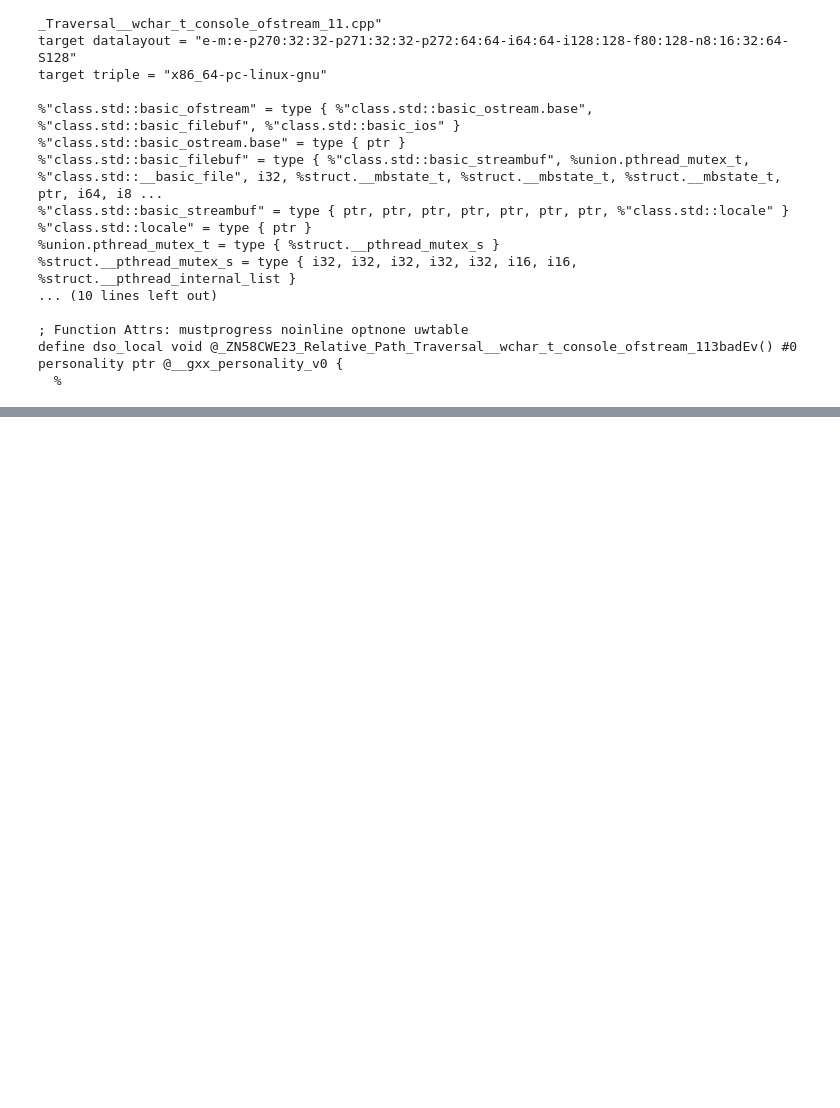
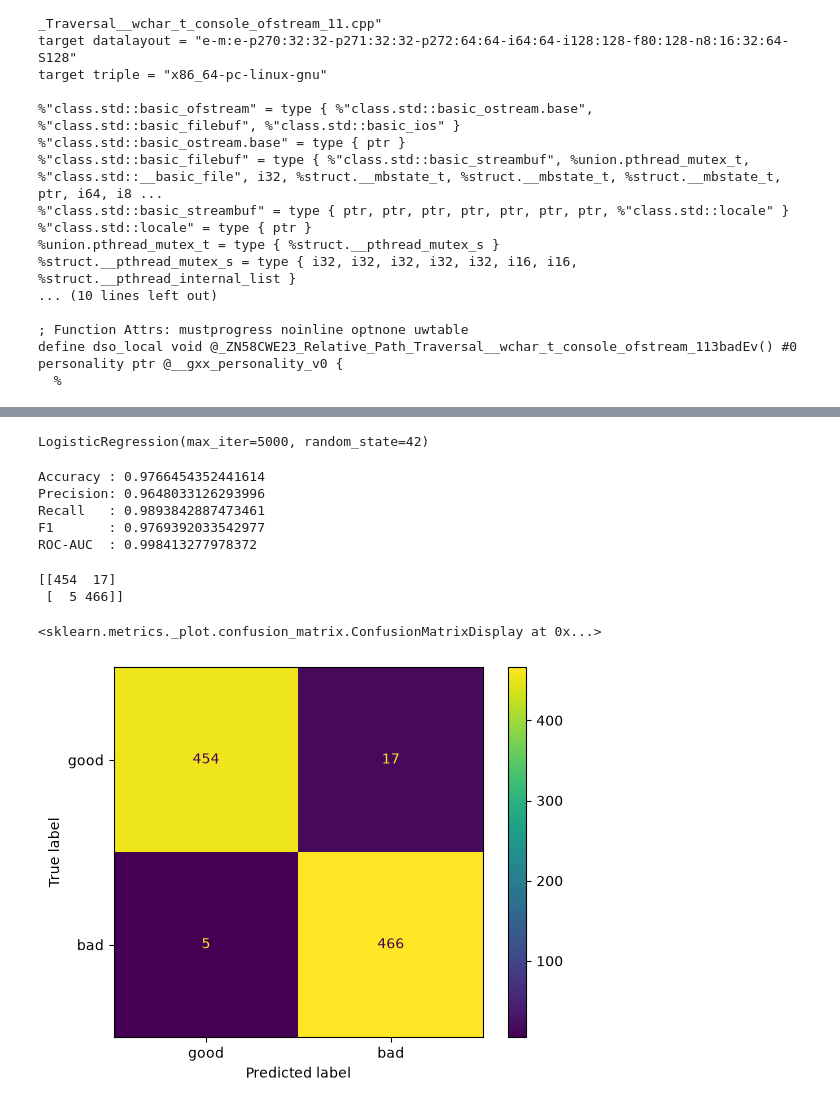
Before and after one commit to TimurGilmutpr/ml-guided-static-analysis, a Jupyter notebook: ML_part.ipynb, the cells around one changed output, grey strips where cells are left out. Saved outputs shown, nothing was run; the diff lists cells and outputs as text; code cells hidden in the pictures; blank space fills up the shorter version.

```diff
--- a/ML_part.ipynb
+++ b/ML_part.ipynb
@@ -77,0 +476,6 @@ define dso_local void @_ZN58CWE23_Relative_Path_Traversal__wchar_t_console_ofstr
+# %%
+train_texts = [opcode_texts[i] for i in train_idx]
+test_texts = [opcode_texts[i] for i in test_idx]
+
+y_train_tfidf = y.iloc[train_idx]
+y_test_tfidf = y.iloc[test_idx]
@@ -77,0 +503,6 @@ define dso_local void @_ZN58CWE23_Relative_Path_Traversal__wchar_t_console_ofstr
+# %%
+X_train_tfidf = tfidf.fit_transform(train_texts)
+X_test_tfidf = tfidf.transform(test_texts)
+
+print("Train:", X_train_tfidf.shape)
+print("Test :", X_test_tfidf.shape)
@@ -77,0 +531,50 @@ define dso_local void @_ZN58CWE23_Relative_Path_Traversal__wchar_t_console_ofstr
+# %%
+from sklearn.linear_model import LogisticRegression
+
+tfidf_model = LogisticRegression(
+    C=1.0,
+    max_iter=5000,
+    random_state=42,
+)
+
+tfidf_model.fit(
+    X_train_tfidf,
+    y_train_tfidf
+)
+# %% [output]
+LogisticRegression(max_iter=5000, random_state=42)
+# %%
+y_pred_tfidf = tfidf_model.predict(X_test_tfidf)
+
+y_score_tfidf = tfidf_model.predict_proba(
+    X_test_tfidf
+)[:, 1]
+# %%
+print("Accuracy :", accuracy_score(y_test_tfidf, y_pred_tfidf))
+print("Precision:", precision_score(y_test_tfidf, y_pred_tfidf))
+print("Recall   :", recall_score(y_test_tfidf, y_pred_tfidf))
+print("F1       :", f1_score(y_test_tfidf, y_pred_tfidf))
+print("ROC-AUC  :", roc_auc_score(y_test_tfidf, y_score_tfidf))
+# %% [output]
+Accuracy : 0.9766454352441614
+Precision: 0.9648033126293996
+Recall   : 0.9893842887473461
+F1       : 0.9769392033542977
+ROC-AUC  : 0.998413277978372
+# %%
+cm_tfidf = confusion_matrix(
+    y_test_tfidf,
+    y_pred_tfidf
+)
+
+print(cm_tfidf)
+
+ConfusionMatrixDisplay(
+    confusion_matrix=cm_tfidf,
+    display_labels=["good", "bad"]
+).plot()
+# %% [output]
+[[454  17]
+ [  5 466]]
+<sklearn.metrics._plot.confusion_matrix.ConfusionMatrixDisplay at 0x...>
+[figure, added]
```
Also changed, not shown: parts of 83 cells of this notebook, 8 other files.
